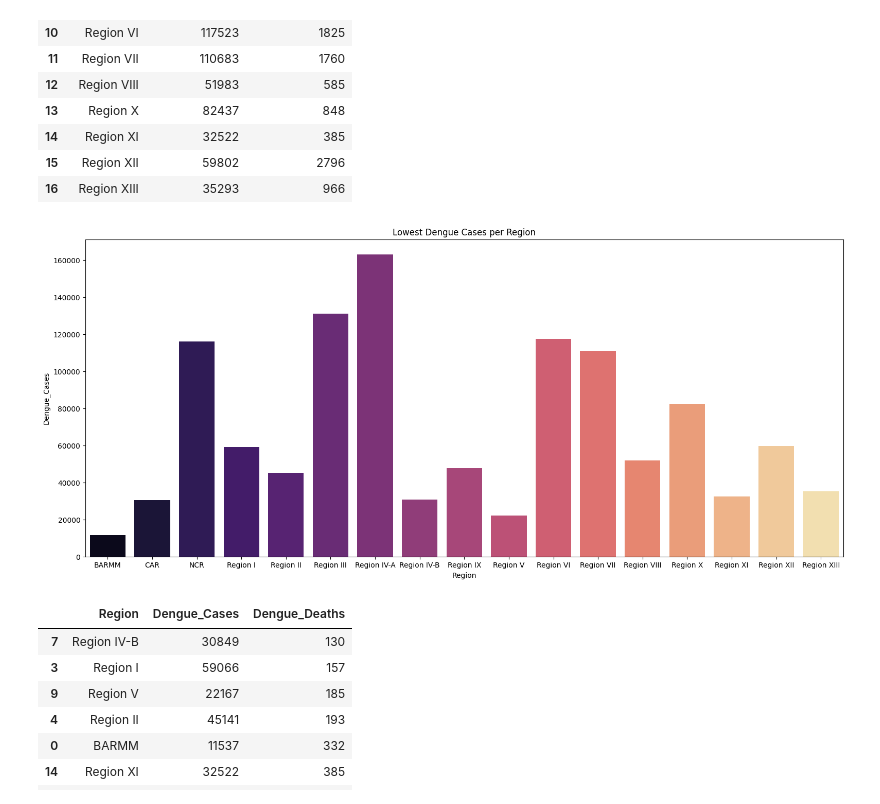
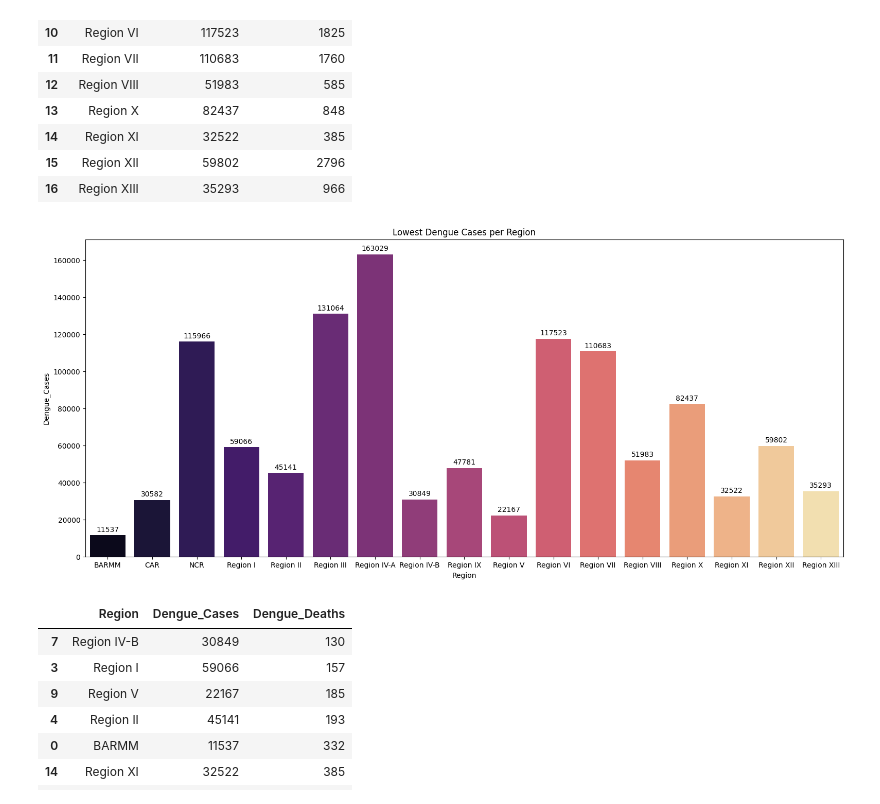
Before and after one commit to akagail/ITD-3B, a Jupyter notebook: activity5.ipynb, the cells around one changed output. Saved outputs shown, nothing was run; the diff lists cells and outputs as text; code cells hidden in the pictures.

```diff
--- a/activity5.ipynb
+++ b/activity5.ipynb
@@ -197,7 +197,9 @@ data_dengue.sort_values(by='Dengue_Cases', ascending=False)
 | 0 | BARMM | 11537 | 332 |
 # %%
 melted = pd.melt(data_dengue, id_vars='Region', value_vars=['Dengue_Cases', 'Dengue_Deaths'], var_name='Metric', value_name='Count')
-sns.barplot(data=melted, x='Region', y='Count', hue='Metric')
+ax = sns.barplot(data=melted, x='Region', y='Count', hue='Metric')
+for x in ax.containers:
+    ax.bar_label(x, padding=5)
 plt.gcf().set_size_inches(19, 8)
 plt.title('Highest Dengue Cases and Deaths per Region')
 plt.show()
@@ -234,12 +236,16 @@ data_dengue
 | 15 | Region XII | 59802 | 2796 |
 | 16 | Region XIII | 35293 | 966 |
 # %%
-sns.barplot(data=data_dengue, x='Region', y='Dengue_Cases', palette='magma')
+ax = sns.barplot(data=data_dengue, x='Region', y='Dengue_Cases', palette='magma')
+
+for x in ax.containers:
+    ax.bar_label(x, padding=3)
+
 plt.gcf().set_size_inches(19, 8)
 plt.title('Lowest Dengue Cases per Region')
 plt.show()
 # %% [output]
-[figure, old version]
+[figure, new version]
 # %%
 data_dengue.sort_values(by='Dengue_Deaths', ascending=True)
 # %% [output]
```
Also changed, not shown: parts of 53 cells of this notebook.
